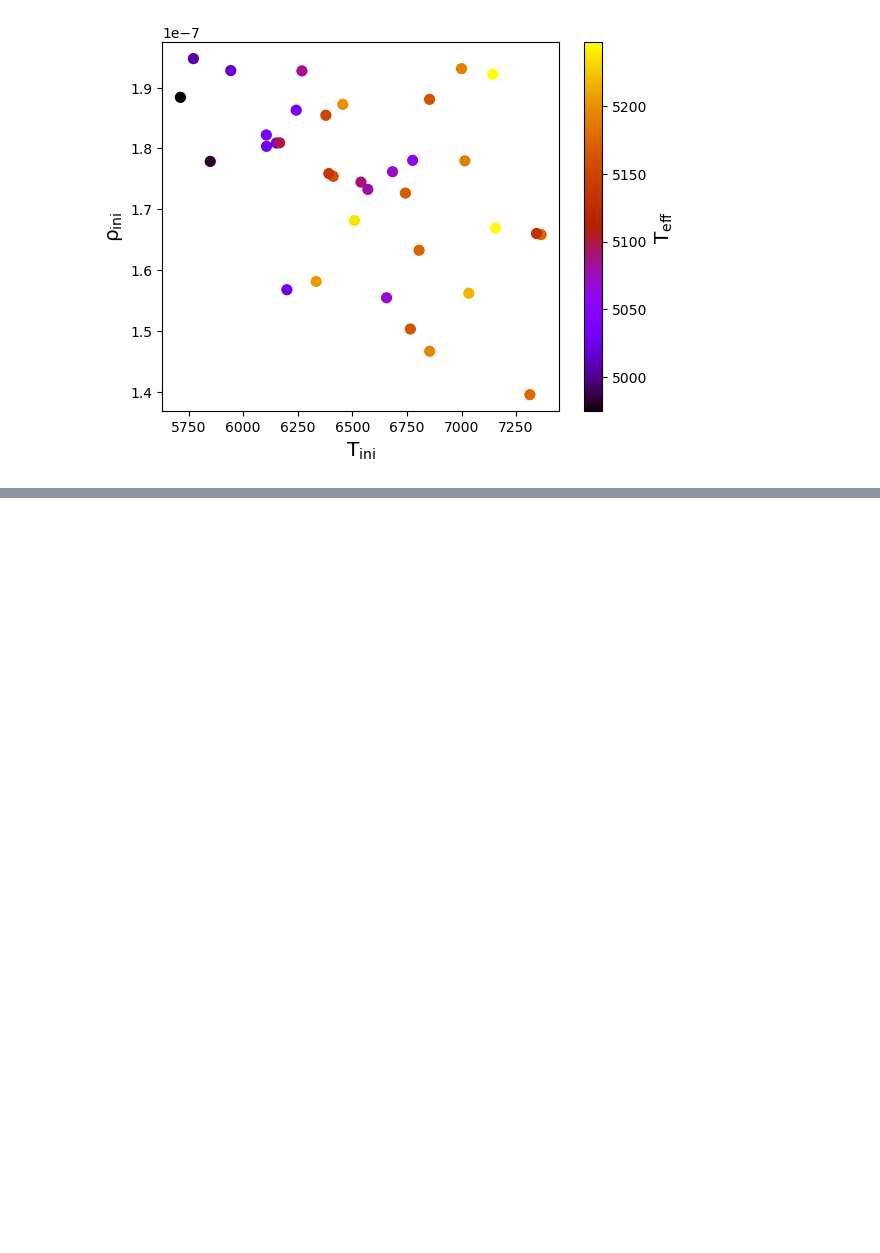
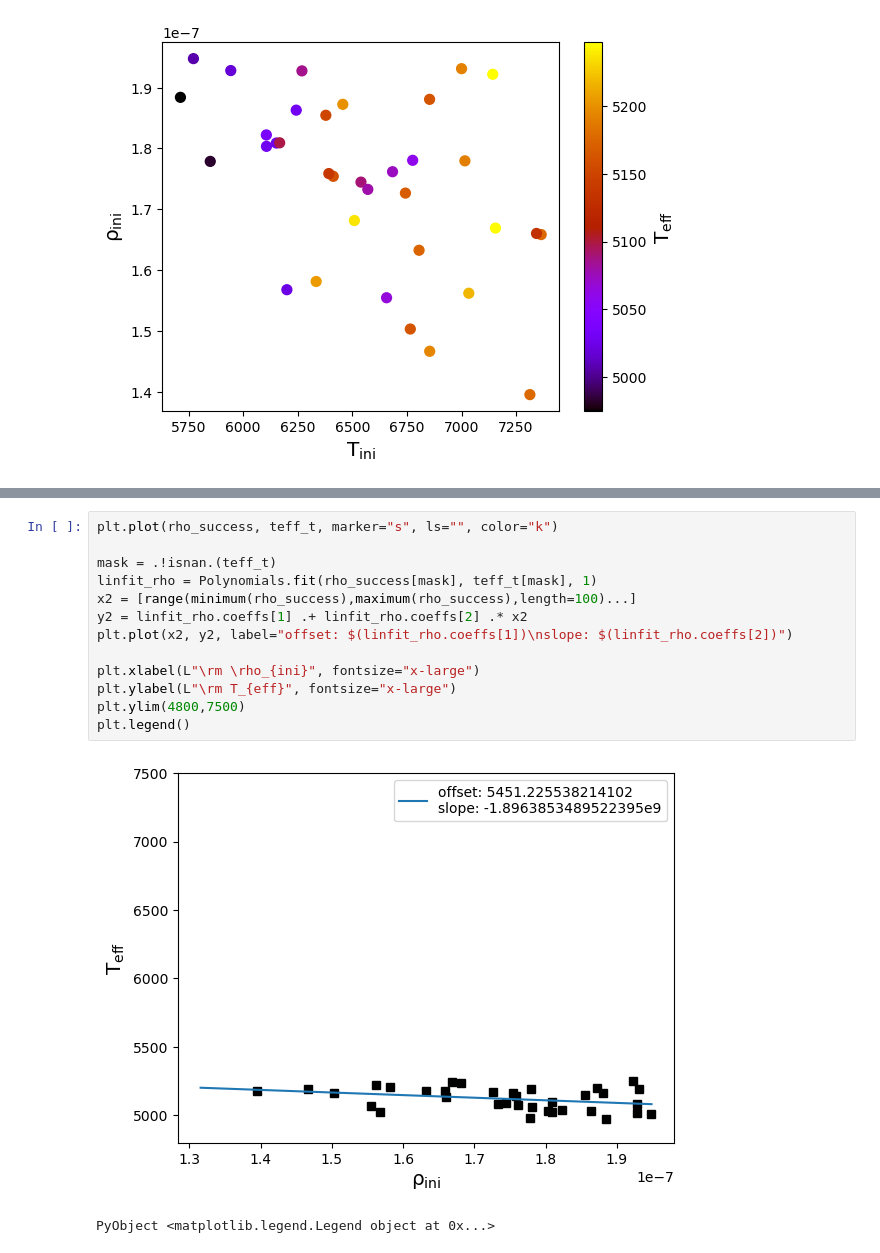
Before and after one commit to pe1995/MUST.jl, a Jupyter notebook: examples/running_dispatch/Valid_T_rho_comb.ipynb, the cells around one changed output, grey strips where cells are left out. Drawn from its saved outputs; the diff is of its cells as text; blank space fills up the shorter version.

```diff
--- a/examples/running_dispatch/Valid_T_rho_comb.ipynb
+++ b/examples/running_dispatch/Valid_T_rho_comb.ipynb
@@ -119,0 +146,16 @@ cbar.set_label(L"\rm T_{eff}", fontsize="x-large")
+# %%
+plt.plot(rho_success, teff_t, marker="s", ls="", color="k")
+
+mask = .!isnan.(teff_t)
+linfit_rho = Polynomials.fit(rho_success[mask], teff_t[mask], 1)
+x2 = [range(minimum(rho_success),maximum(rho_success),length=100)...]
+y2 = linfit_rho.coeffs[1] .+ linfit_rho.coeffs[2] .* x2
+plt.plot(x2, y2, label="offset: $(linfit_rho.coeffs[1])\nslope: $(linfit_rho.coeffs[2])")
+
+plt.xlabel(L"\rm \rho_{ini}", fontsize="x-large")
+plt.ylabel(L"\rm T_{eff}", fontsize="x-large")
+plt.ylim(4800,7500)
+plt.legend()
+# %% [output]
+[figure, added]
+PyObject <matplotlib.legend.Legend object at 0x...>
```
Also changed, not shown: parts of 13 cells of this notebook, 1 other file.
